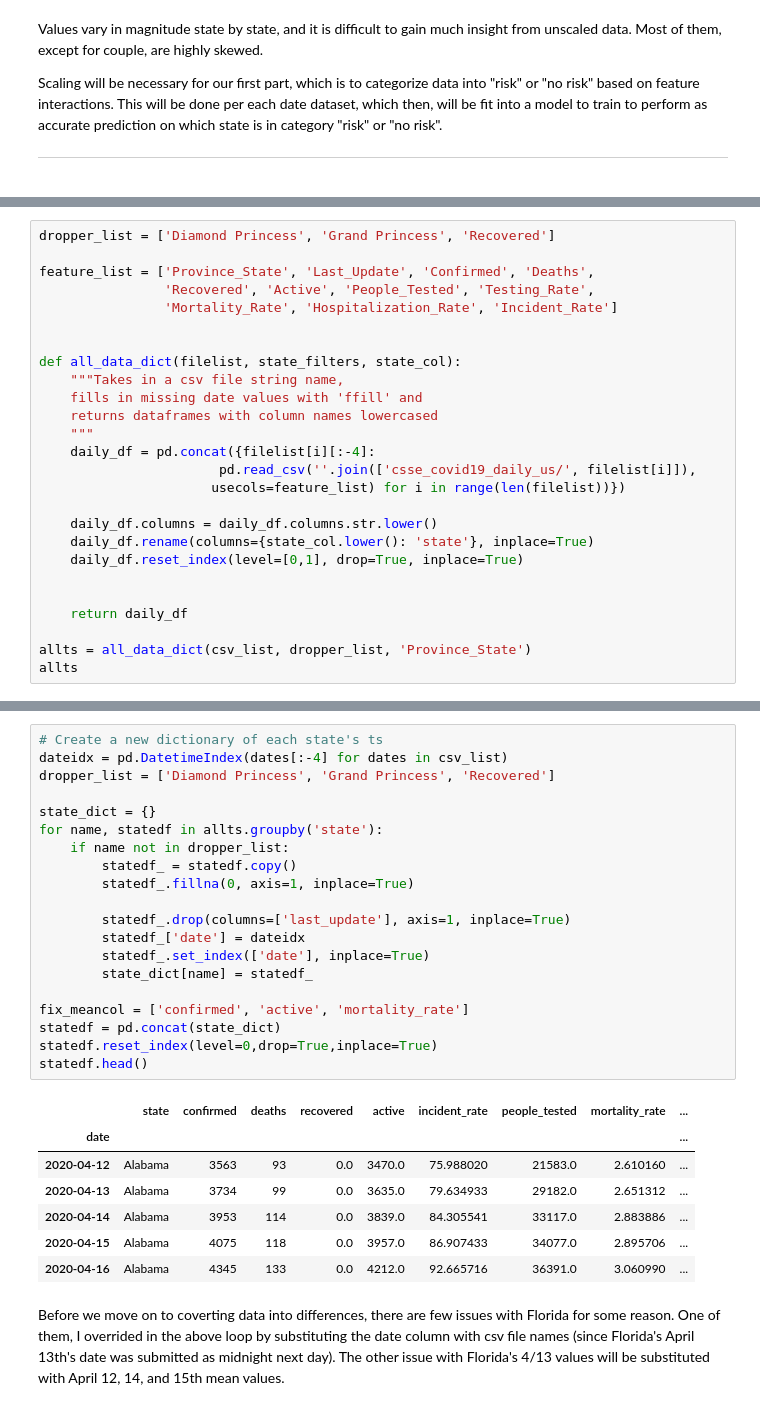
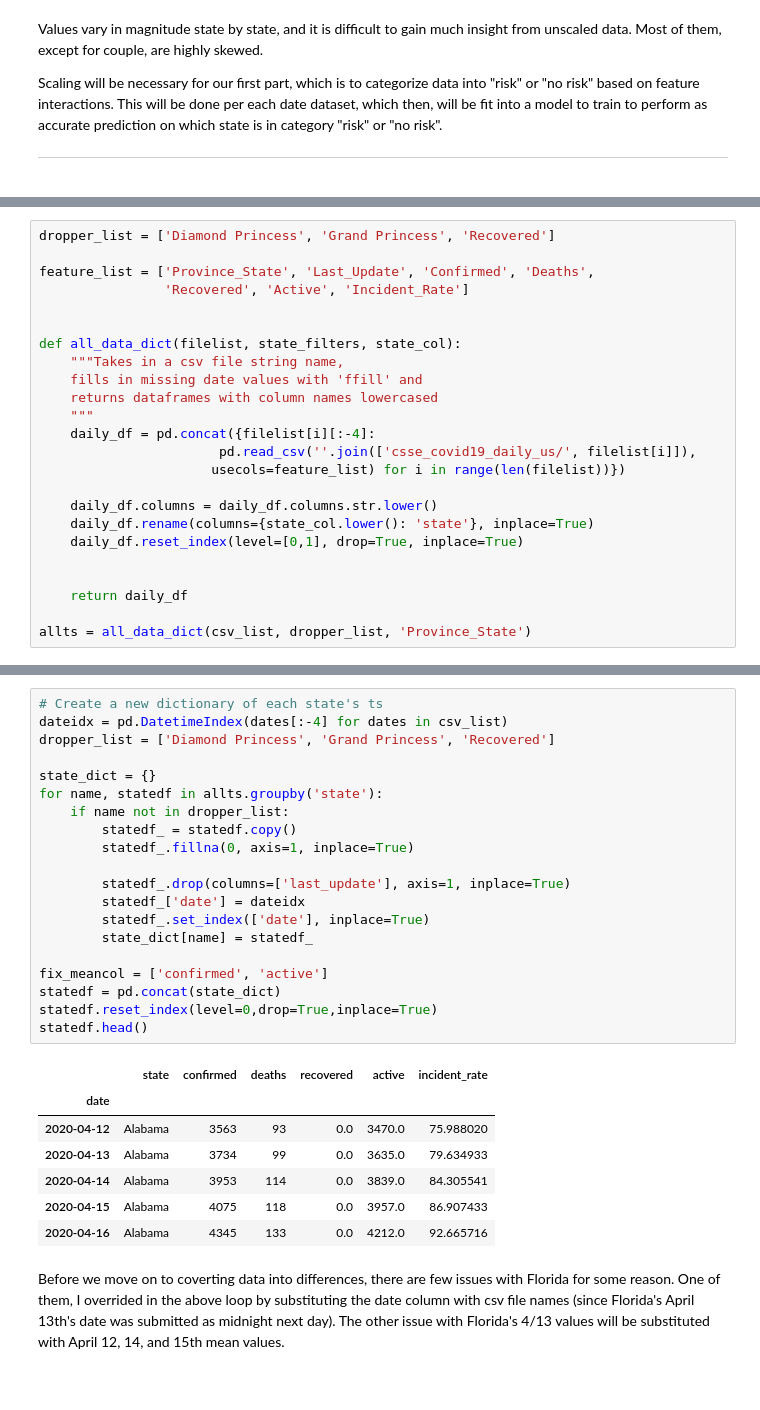
Before and after one commit to jungsNN/covid19-forecast, a Jupyter notebook: rough_draft4.ipynb, the cells around one changed output, grey strips where cells are left out. Saved outputs shown, nothing was run; the diff lists cells and outputs as text.

```diff
--- a/rough_draft4.ipynb
+++ b/rough_draft4.ipynb
@@ -106,8 +320,7 @@ max               29.497274    1121.124012
 dropper_list = ['Diamond Princess', 'Grand Princess', 'Recovered']
 
 feature_list = ['Province_State', 'Last_Update', 'Confirmed', 'Deaths',
-                'Recovered', 'Active', 'People_Tested', 'Testing_Rate',
-                'Mortality_Rate', 'Hospitalization_Rate', 'Incident_Rate']
+                'Recovered', 'Active', 'Incident_Rate']
 
 
 def all_data_dict(filelist, state_filters, state_col):
@@ -127,4 +340,3 @@ def all_data_dict(filelist, state_filters, state_col):
     return daily_df
 
 allts = all_data_dict(csv_list, dropper_list, 'Province_State')
-allts
@@ -145,31 +343,31 @@ allts
 # %%
 # Create a new dictionary of each state's ts
 dateidx = pd.DatetimeIndex(dates[:-4] for dates in csv_list)
 dropper_list = ['Diamond Princess', 'Grand Princess', 'Recovered']
 
 state_dict = {}
 for name, statedf in allts.groupby('state'):
     if name not in dropper_list:
         statedf_ = statedf.copy()
         statedf_.fillna(0, axis=1, inplace=True)
 
         statedf_.drop(columns=['last_update'], axis=1, inplace=True)
         statedf_['date'] = dateidx
         statedf_.set_index(['date'], inplace=True)
         state_dict[name] = statedf_
 
-fix_meancol = ['confirmed', 'active', 'mortality_rate']
+fix_meancol = ['confirmed', 'active']
 statedf = pd.concat(state_dict)
 statedf.reset_index(level=0,drop=True,inplace=True)
 statedf.head()
 # %% [output]
-|  | state | confirmed | deaths | recovered | active | incident_rate | people_tested | mortality_rate | ... |
-| date |  |  |  |  |  |  |  |  | ... |
-| 2020-04-12 | Alabama | 3563 | 93 | 0.0 | 3470.0 | 75.988020 | 21583.0 | 2.610160 | ... |
-| 2020-04-13 | Alabama | 3734 | 99 | 0.0 | 3635.0 | 79.634933 | 29182.0 | 2.651312 | ... |
-| 2020-04-14 | Alabama | 3953 | 114 | 0.0 | 3839.0 | 84.305541 | 33117.0 | 2.883886 | ... |
-| 2020-04-15 | Alabama | 4075 | 118 | 0.0 | 3957.0 | 86.907433 | 34077.0 | 2.895706 | ... |
-| 2020-04-16 | Alabama | 4345 | 133 | 0.0 | 4212.0 | 92.665716 | 36391.0 | 3.060990 | ... |
+|  | state | confirmed | deaths | recovered | active | incident_rate |
+| date |  |  |  |  |  |  |
+| 2020-04-12 | Alabama | 3563 | 93 | 0.0 | 3470.0 | 75.988020 |
+| 2020-04-13 | Alabama | 3734 | 99 | 0.0 | 3635.0 | 79.634933 |
+| 2020-04-14 | Alabama | 3953 | 114 | 0.0 | 3839.0 | 84.305541 |
+| 2020-04-15 | Alabama | 4075 | 118 | 0.0 | 3957.0 | 86.907433 |
+| 2020-04-16 | Alabama | 4345 | 133 | 0.0 | 4212.0 | 92.665716 |
 # %% [markdown]
 <p> Before we move on to coverting data into differences, there are few issues with Florida for some reason. One of them, I overrided in the above loop by substituting the date column with csv file names (since Florida's April 13th's date was submitted as midnight next day). The other issue with Florida's 4/13 values will be substituted with April 12, 14, and 15th mean values.
 # %%
```
Also changed, not shown: parts of 56 cells of this notebook.
